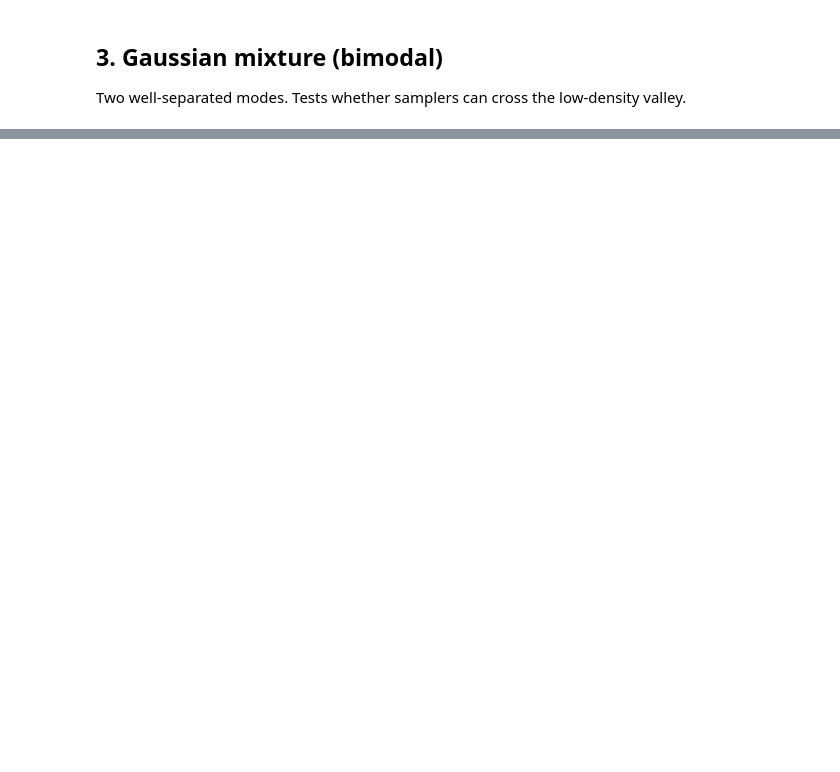
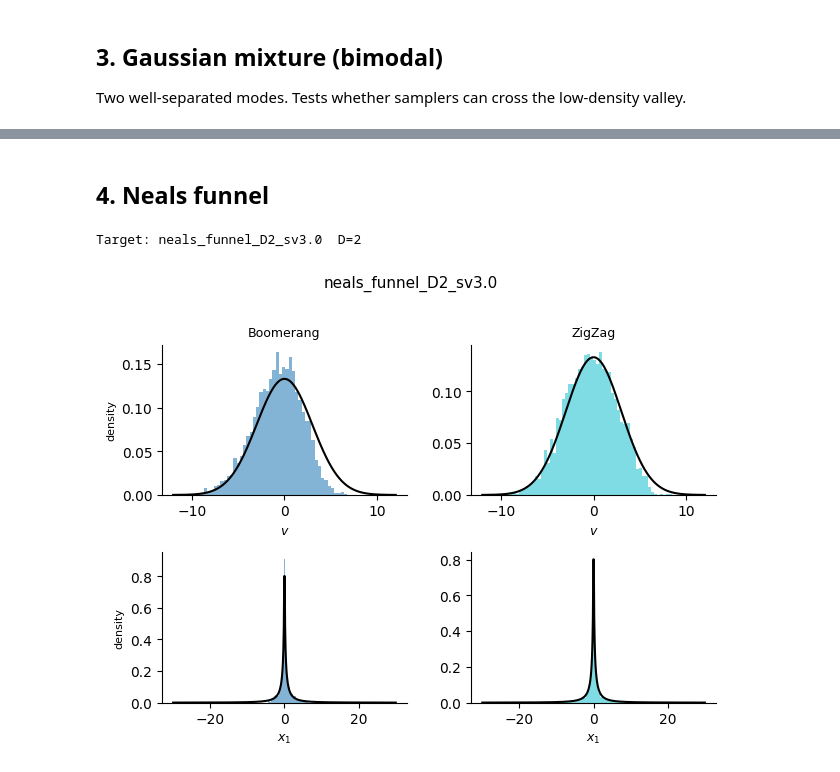
Before and after one commit to ltronneb/sticky_bnns, a Jupyter notebook: notebooks/math_targets.ipynb, the cells around one changed output, grey strips where cells are left out. Cells and saved outputs as stored; diff of their text form; code cells hidden in the pictures; blank space fills up the shorter version.

```diff
--- a/notebooks/math_targets.ipynb
+++ b/notebooks/math_targets.ipynb
@@ -13,20 +13,20 @@ import matplotlib.pyplot as plt
 if Path.cwd().name == "notebooks":
     os.chdir("..")
 
-from sazz.models import make_gaussian, make_banana, make_gaussian_mixture
+from sazz.models import make_gaussian, make_banana, make_gaussian_mixture, make_neals_funnel
 from sazz.utils.glm_utils import build_sampler, resample, set_seed
 from sazz.utils.sampling import (
-    resample_boomerang_path, resample_boomerang_path_sticky,
-    resample_zigzag_path, resample_zigzag_path_sticky,
+    resample_boomerang_path, #resample_boomerang_path_sticky,
+    resample_zigzag_path, #resample_zigzag_path_sticky,
 )
 
 torch.set_default_dtype(torch.float64)
 
 PDMP_SPECS = [
     ("Boomerang",     "boomerang", False, "C0"),
-    ("Sticky-Boom",   "boomerang", True,  "C1"),
+    #("Sticky-Boom",   "boomerang", True,  "C1"),
     ("ZigZag",        "zigzag",    False, "C9"),
-    ("Sticky-ZZ",     "zigzag",    True,  "C3"),
+    #("Sticky-ZZ",     "zigzag",    True,  "C3"),
 ]
 # %%
 from dataclasses import dataclass
@@ -136,0 +150,12 @@ plot_marginals(target_mix, results_mix)
+# %% [markdown]
+## 4. Neals funnel
+# %%
+target_funnel = make_neals_funnel(D=2)
+print(f"Target: {target_funnel.name}  D={target_funnel.D}")
+results_funnel = sample_all(target_funnel, cfg)
+# %% [output]
+Target: neals_funnel_D2_sv3.0  D=2
+# %%
+plot_marginals(target_funnel, results_funnel)
+# %% [output]
+[figure, added]
```
Also changed, not shown: parts of 7 cells of this notebook, 15 other files.
